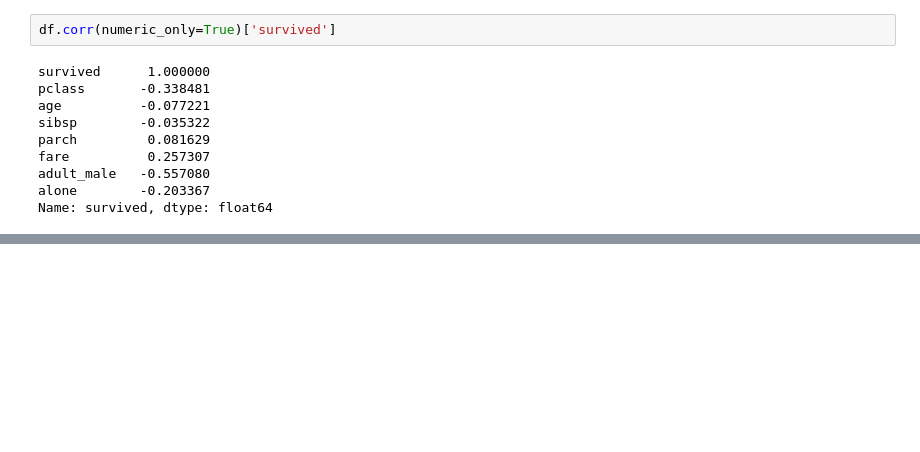
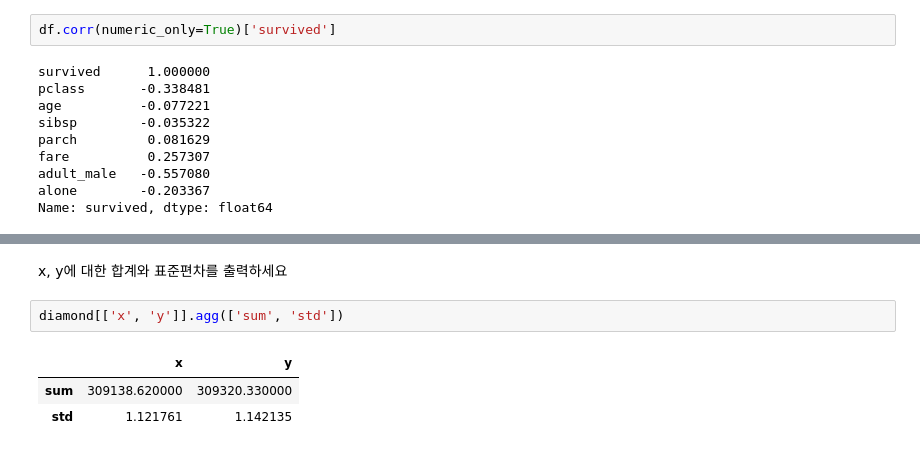
Before and after one commit to froggy-hyun/pandas_note, a Jupyter notebook: 03. 통계(with타이타닉호 데이터).ipynb, the cells around one changed output, grey strips where cells are left out. Saved outputs shown, nothing was run; the diff lists cells and outputs as text; blank space fills up the shorter version.

```diff
--- a/03. 통계(with타이타닉호 데이터).ipynb
+++ b/03. 통계(with타이타닉호 데이터).ipynb
@@ -435,0 +505,8 @@ Name: survived, dtype: float64
+# %% [markdown]
+x, y에 대한 합계와 표준편차를 출력하세요
+# %%
+diamond[['x', 'y']].agg(['sum', 'std'])
+# %% [output]
+|  | x | y |
+| sum | 309138.620000 | 309320.330000 |
+| std | 1.121761 | 1.142135 |
```
Also changed, not shown: parts of 26 cells of this notebook, 1 other file.
